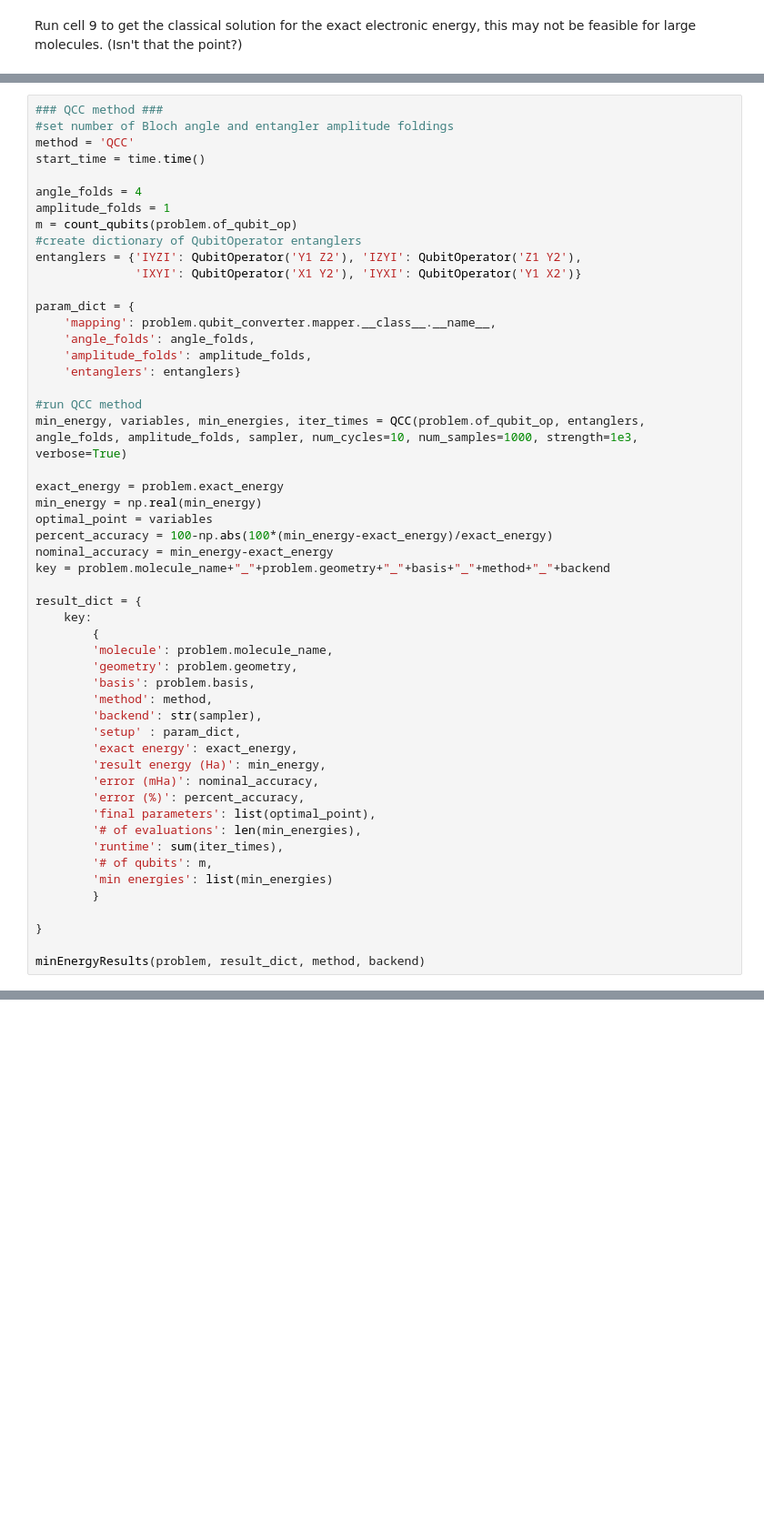
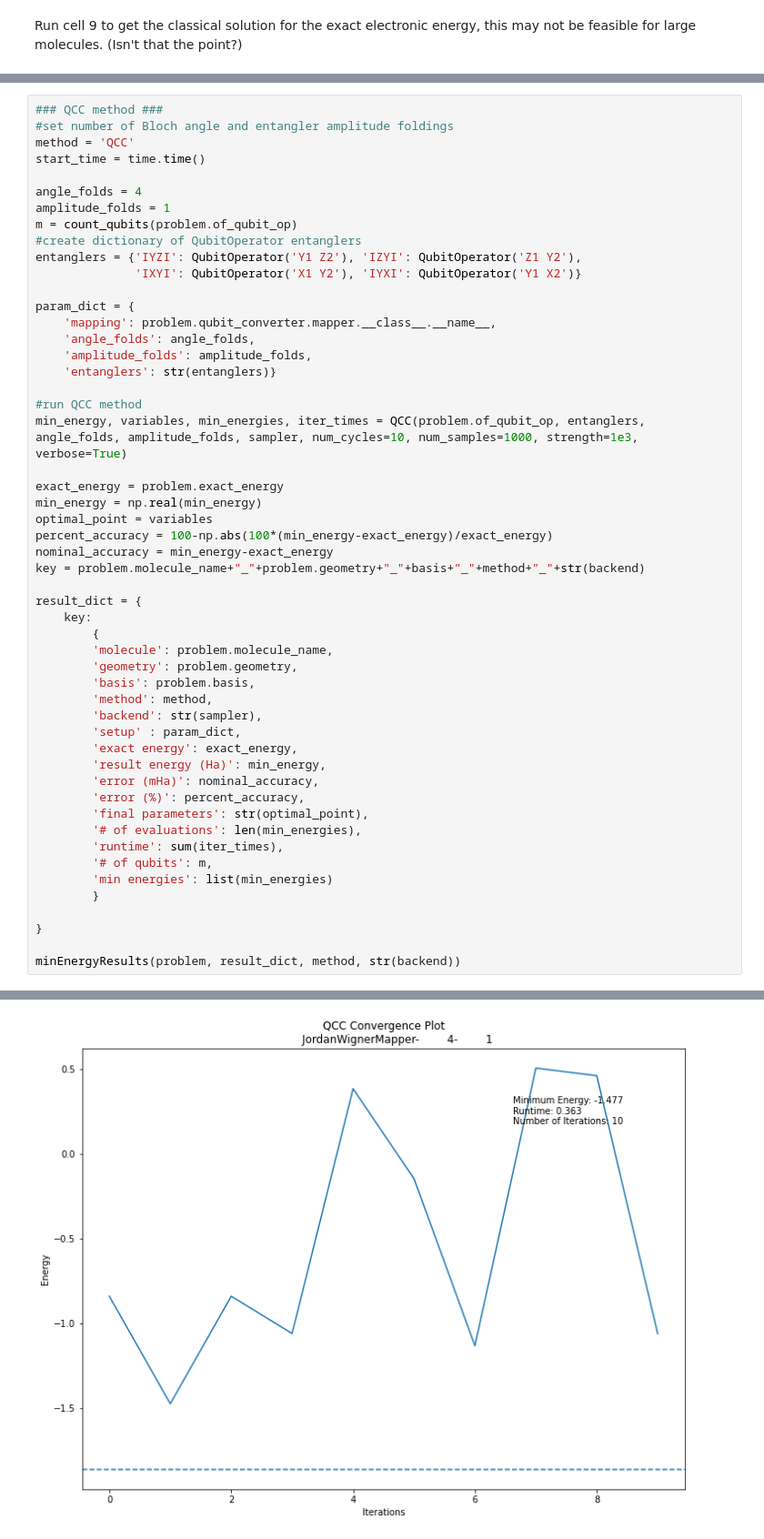
Before and after one commit to vmperrone/Benchmarking-Quantum-Groundstate-Solvers, a Jupyter notebook: main/BenchmarkingTool.ipynb, the cells around one changed output, grey strips where cells are left out. Shown: that part at 91% size. Drawn from its saved outputs; the diff is of its cells as text; blank space fills up the shorter version.

```diff
--- a/main/BenchmarkingTool.ipynb
+++ b/main/BenchmarkingTool.ipynb
@@ -397,7 +417,7 @@ param_dict = {
     'mapping': problem.qubit_converter.mapper.__class__.__name__,
     'angle_folds': angle_folds,
     'amplitude_folds': amplitude_folds,
-    'entanglers': entanglers}
+    'entanglers': str(entanglers)}
 
 #run QCC method
 min_energy, variables, min_energies, iter_times = QCC(problem.of_qubit_op, entanglers, angle_folds, amplitude_folds, sampler, num_cycles=10, num_samples=1000, strength=1e3, verbose=True)
@@ -407,7 +427,7 @@ min_energy = np.real(min_energy)
 optimal_point = variables
 percent_accuracy = 100-np.abs(100*(min_energy-exact_energy)/exact_energy)
 nominal_accuracy = min_energy-exact_energy
-key = problem.molecule_name+"_"+problem.geometry+"_"+basis+"_"+method+"_"+backend
+key = problem.molecule_name+"_"+problem.geometry+"_"+basis+"_"+method+"_"+str(backend)
 
 result_dict = {
     key:
@@ -422,7 +442,7 @@ result_dict = {
         'result energy (Ha)': min_energy,
         'error (mHa)': nominal_accuracy,
         'error (%)': percent_accuracy,
-        'final parameters': list(optimal_point),
+        'final parameters': str(optimal_point),
         '# of evaluations': len(min_energies),
         'runtime': sum(iter_times),
         '# of qubits': m,
@@ -431,5 +451,5 @@ result_dict = {
 
 }
 
-minEnergyResults(problem, result_dict, method, backend)
+minEnergyResults(problem, result_dict, method, str(backend))
 # %% [output]
@@ -447,3 +473,4 @@ JSONDecodeError: Expecting property name enclosed in double quotes: line 12 colu
+[figure, added]
 # %%
 ### XBK method ###
 method = 'XBK'
```
Also changed, not shown: parts of 12 cells of this notebook, 5 other files.
